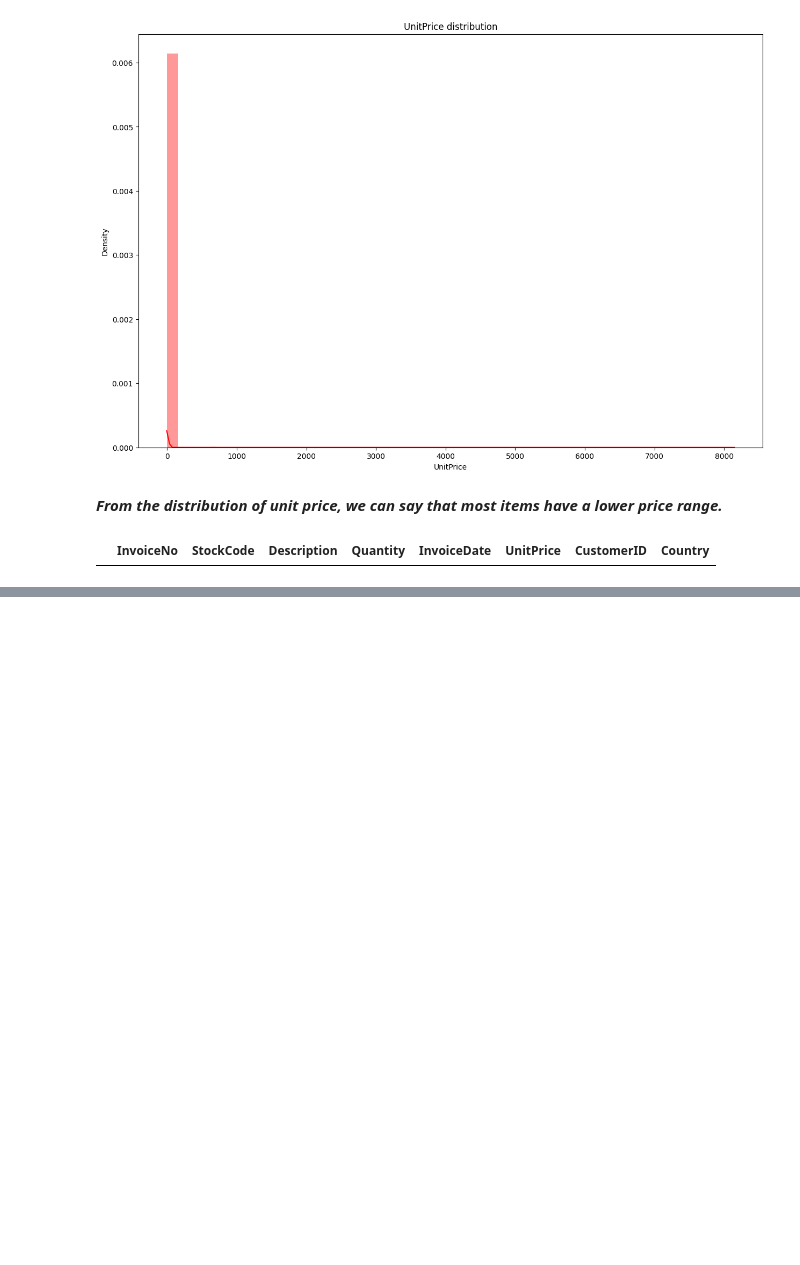
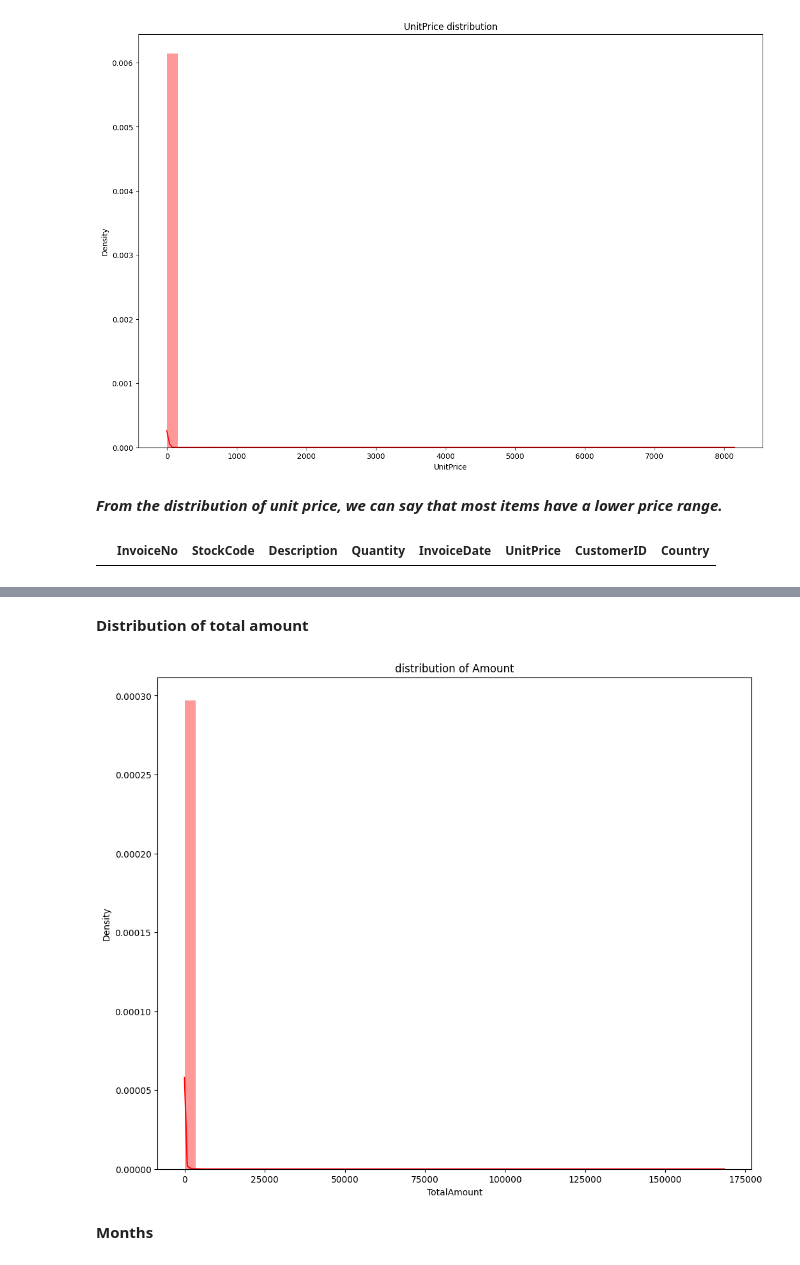
Before and after one commit to Saniyashakur22/Unsupervised-ML, a Jupyter notebook: Online_Retail_Customer_Segmentation_Capstone_Project.ipynb, the cells around one changed output, grey strips where cells are left out. Drawn from its saved outputs; the diff is of its cells as text; code cells hidden in the pictures; blank space fills up the shorter version.

```diff
--- a/Online_Retail_Customer_Segmentation_Capstone_Project.ipynb
+++ b/Online_Retail_Customer_Segmentation_Capstone_Project.ipynb
@@ -393,0 +396,11 @@ df[df['UnitPrice']<0]
+# %%
+#Converting InvoiceDate columns into date time format
+df["InvoiceDate"] = pd.to_datetime(df["InvoiceDate"], format="%Y-%m-%d %H:%M:%S")
+# %%
+#Creating a new features from Invoicedate
+df['Month']=df['InvoiceDate'].dt.month_name()
+df['Day']=df['InvoiceDate'].dt.day_name()
+df['Hour']=df['InvoiceDate'].dt.hour
+# %%
+#Creating a new feature TotalAmount from product of Quantity and Unitprice
+df['TotalAmount']=df['Quantity']*df['UnitPrice']
@@ -393,0 +416,11 @@ df[df['UnitPrice']<0]
+# %% [markdown]
+**Distribution of total amount**
+# %%
+#checking distribution for Totalamount
+plt.figure(figsize=(12,10))
+plt.title('distribution of Amount')
+sns.distplot(df['TotalAmount'],color="r");
+# %% [output]
+[figure, added]
+# %% [markdown]
+**Months**
```
Also changed, not shown: parts of 28 cells of this notebook.
